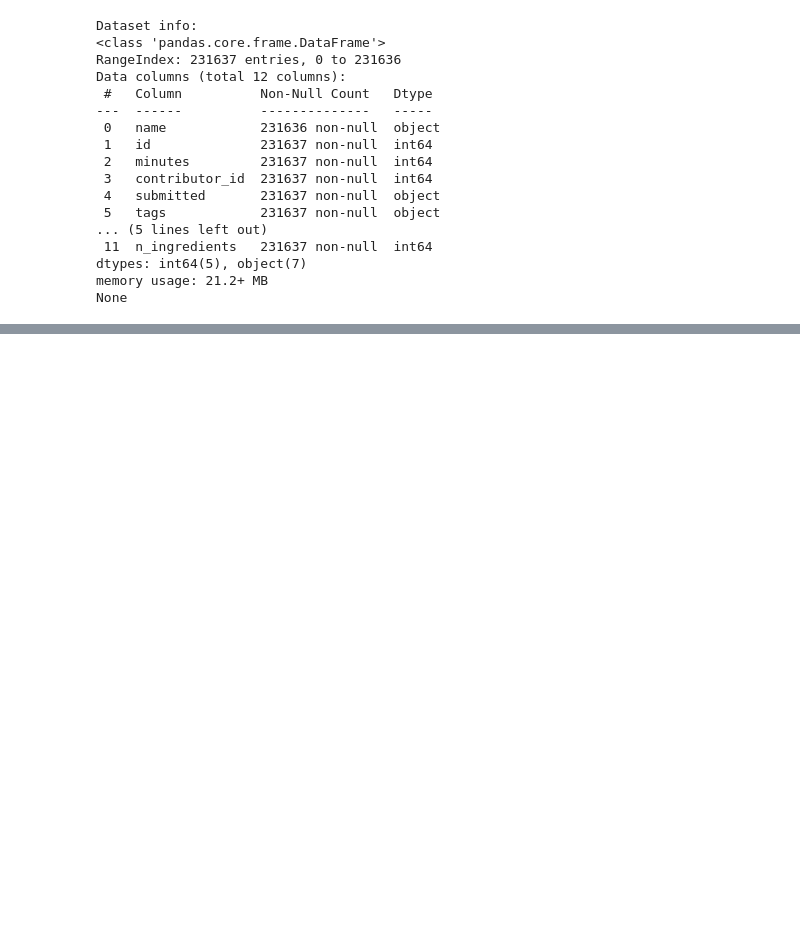
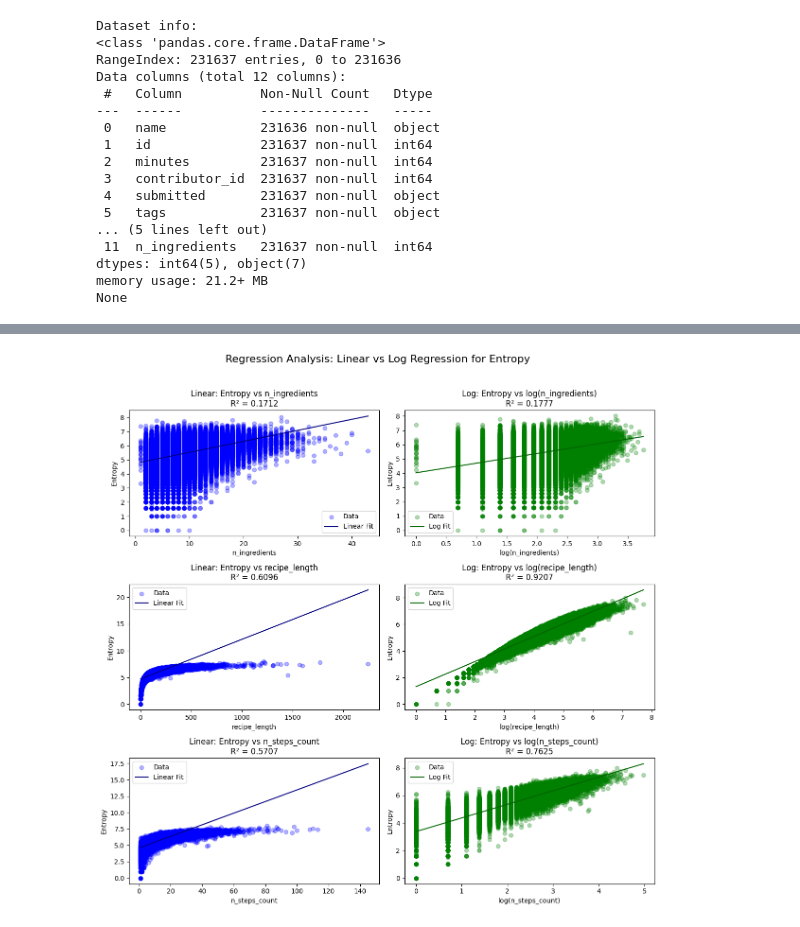
Before and after one commit to kvmilos/Information-Theory-Project, a Jupyter notebook: project.ipynb, the cells around one changed output, grey strips where cells are left out. Cells and saved outputs as stored; diff of their text form; code cells hidden in the pictures; blank space fills up the shorter version.

```diff
--- a/project.ipynb
+++ b/project.ipynb
@@ -204,17 +79,0 @@ Name: length_category, dtype: int64
-# %%
-# preparation time
-time_summary = recipes_filtered['minutes'].describe()
-print("Preparation Time Summary:\n", time_summary, "\n")
-
-time_q1_33, time_q2_67 = recipes_filtered['minutes'].quantile([0.33, 0.67])
-
-def categorize_time(minutes):
-    if minutes <= time_q1_33:
-        return 'short'
-    elif minutes <= time_q2_67:
-        return 'medium'
-    else:
-        return 'long'
-
-recipes_filtered['time_category'] = recipes_filtered['minutes'].apply(categorize_time)
-print("Distribution of time categories :\n", recipes_filtered['time_category'].value_counts(), "\n")
@@ -531,0 +316,71 @@ def zipf_analysis(df, group_col):
+# %%
+def calculate_recipe_length(steps_str):
+    # Converting the string representation of the list into an actual list and count total words
+    steps_list = eval(steps_str)
+    total_words = sum(len(step.split()) for step in steps_list)
+    return total_words
+
+def count_steps(steps_str):
+    # Converting the string representation of the list into an actual list and count the steps
+    steps_list = eval(steps_str)
+    return len(steps_list)
+
+if 'recipe_length' not in recipes_filtered.columns:
+    recipes_filtered['recipe_length'] = recipes_filtered['steps'].apply(calculate_recipe_length)
+if 'n_steps_count' not in recipes_filtered.columns:
+    recipes_filtered['n_steps_count'] = recipes_filtered['steps'].apply(count_steps)
+
+predictors = ['n_ingredients', 'recipe_length', 'n_steps_count']
+
+fig, axs = plt.subplots(nrows=3, ncols=2, figsize=(12, 12))
+fig.suptitle("Regression Analysis: Linear vs Log Regression for Entropy", fontsize=16)
+
+for i, predictor in enumerate(predictors):
+    y = recipes_filtered['entropy'].values
+
+    # -------- (Left Column) --------
+    X_lin = recipes_filtered[[predictor]].values
+    lin_model = LinearRegression()
+    lin_model.fit(X_lin, y)
+    y_pred_lin = lin_model.predict(X_lin)
+    r2_lin = lin_model.score(X_lin, y)
+
+    print(f"\nLinear Regression for '{predictor}':")
+    print(f"   Coefficient: {lin_model.coef_[0]:.4f}")
+    print(f"   Intercept:   {lin_model.intercept_:.4f}")
+    print(f"   R²:          {r2_lin:.4f}")
+
+    ax_lin = axs[i, 0]
+    ax_lin.scatter(X_lin, y, alpha=0.3, color="blue", label="Data")
+    sorted_idx = X_lin[:, 0].argsort()
+    ax_lin.plot(X_lin[sorted_idx], y_pred_lin[sorted_idx], color="navy", label="Linear Fit")
+    ax_lin.set_xlabel(predictor)
+    ax_lin.set_ylabel("Entropy")
+    ax_lin.set_title(f"Linear: Entropy vs {predictor}\nR² = {r2_lin:.4f}")
+    ax_lin.legend()
+
+    # -------- (Right Column) --------
+    X_log = np.log(recipes_filtered[[predictor]].values)
+    log_model = LinearRegression()
+    log_model.fit(X_log, y)
+    y_pred_log = log_model.predict(X_log)
+    r2_log = log_model.score(X_log, y)
+
+    print(f"\nLogarithmic Regression for '{predictor}' (using log transformation):")
+    print(f"   Coefficient: {log_model.coef_[0]:.4f}")
+    print(f"   Intercept:   {log_model.intercept_:.4f}")
+    print(f"   R²:          {r2_log:.4f}")
+
+    ax_log = axs[i, 1]
+    ax_log.scatter(X_log, y, alpha=0.3, color="green", label="Data")
+    sorted_idx = X_log[:, 0].argsort()
+    ax_log.plot(X_log[sorted_idx], y_pred_log[sorted_idx], color="darkgreen", label="Log Fit")
+    ax_log.set_xlabel(f"log({predictor})")
+    ax_log.set_ylabel("Entropy")
+    ax_log.set_title(f"Log: Entropy vs log({predictor})\nR² = {r2_log:.4f}")
+    ax_log.legend()
+
+plt.tight_layout(rect=[0, 0, 1, 0.96])
+plt.savefig("./plots/regression_analysis_grid.png")
+plt.show()
+# %% [output]
@@ -531,0 +404 @@ def zipf_analysis(df, group_col):
+[figure, added]
```
Also changed, not shown: parts of 51 cells of this notebook, 39 other files.
